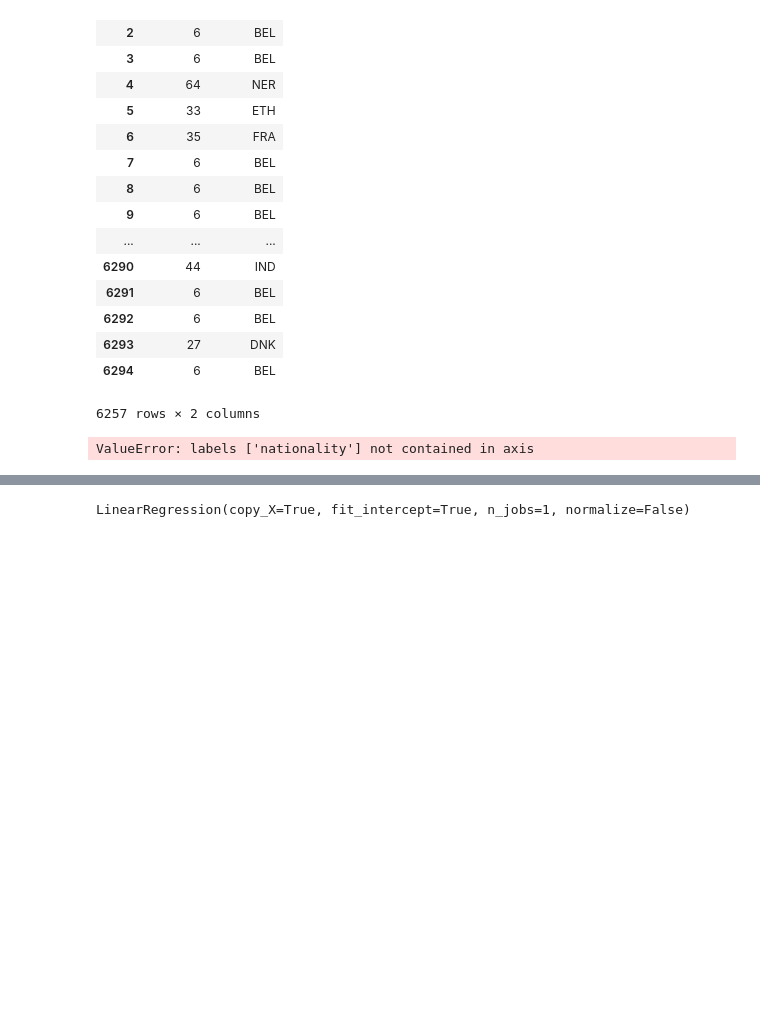
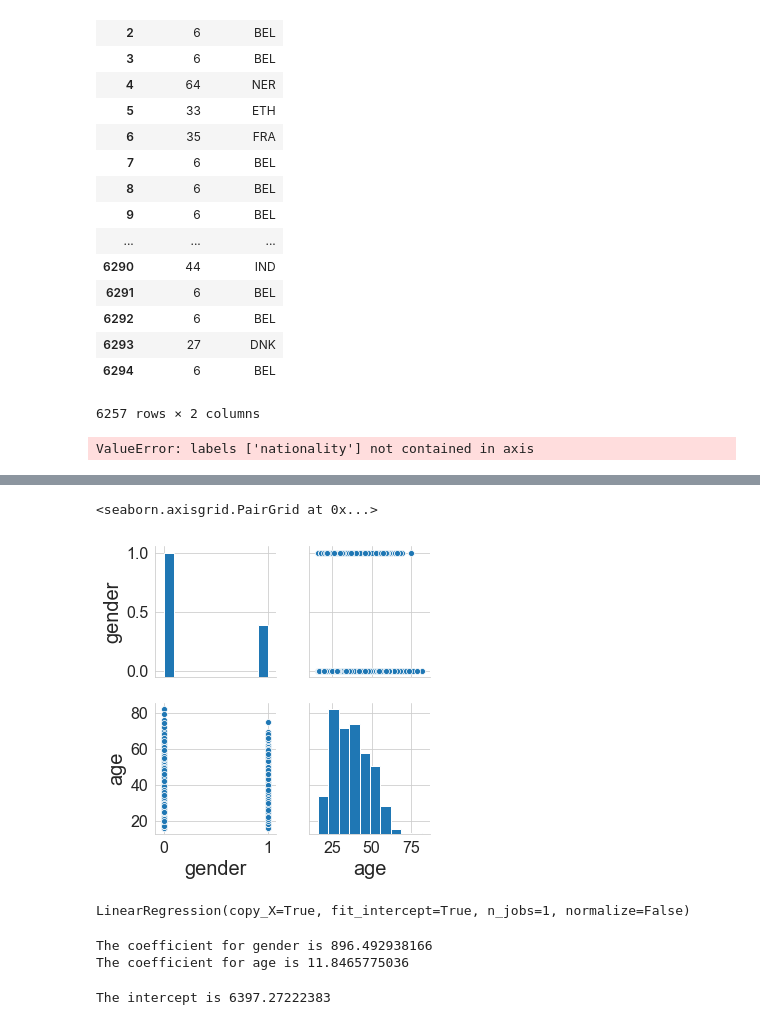
Before and after one commit to dsmiff/BrusselsHalfAnalytics, a Jupyter notebook: BHalf2017.ipynb, the cells around one changed output, grey strips where cells are left out. Cells and saved outputs as stored; diff of their text form; code cells hidden in the pictures; blank space fills up the shorter version.

Commit message:
Print some useful stuff

```diff
--- a/BHalf2017.ipynb
+++ b/BHalf2017.ipynb
@@ -737,3 +739,8 @@ X_train.head()
+# %%
+sns.pairplot(X_train)
+# %% [output]
+<seaborn.axisgrid.PairGrid at 0x...>
+[figure, added]
 # %%
 from sklearn.linear_model import LinearRegression
 # %%
@@ -742,3 +749,13 @@ linreg = LinearRegression()
 linreg.fit(X_train,Y_train)
 # %% [output]
 LinearRegression(copy_X=True, fit_intercept=True, n_jobs=1, normalize=False)
+# %%
+for idx, col_name in enumerate(X_train.columns):
+    print("The coefficient for {} is {}".format(col_name, linreg.coef_[0][idx]))
+# %% [output]
+The coefficient for gender is 896.492938166
+The coefficient for age is 11.8465775036
+# %%
+print("The intercept is {}".format(linreg.intercept_[0]))
+# %% [output]
+The intercept is 6397.27222383
```
Also changed, not shown: parts of 9 cells of this notebook.
